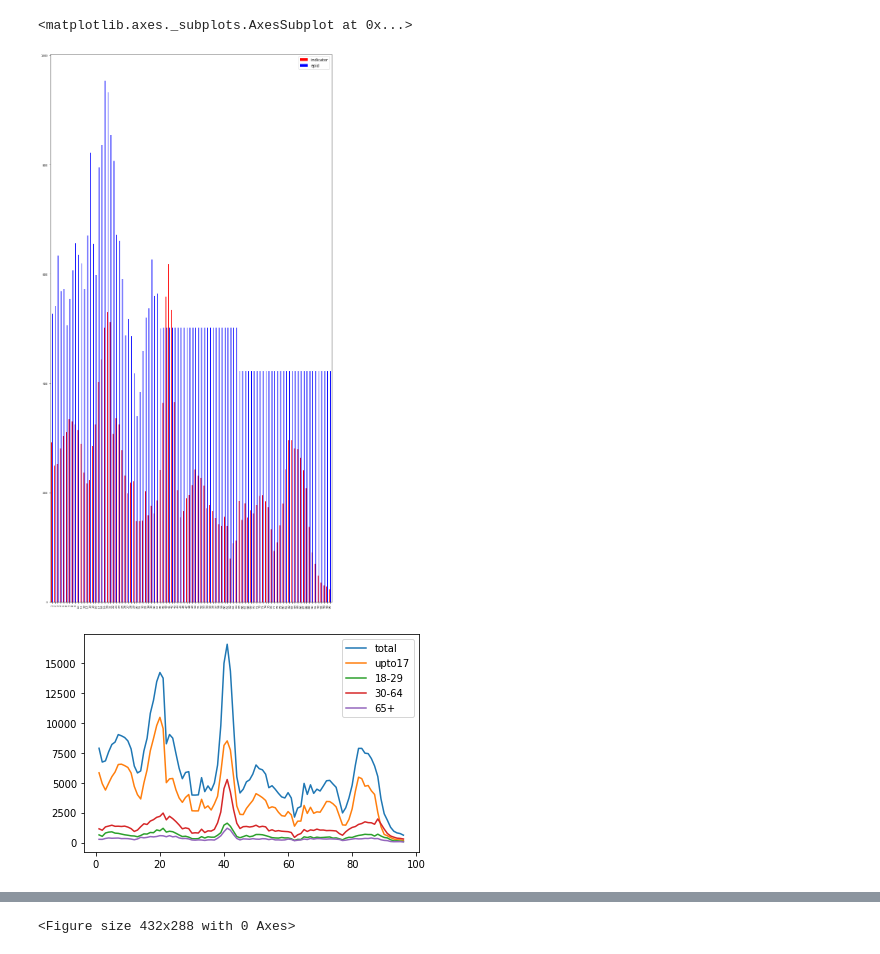
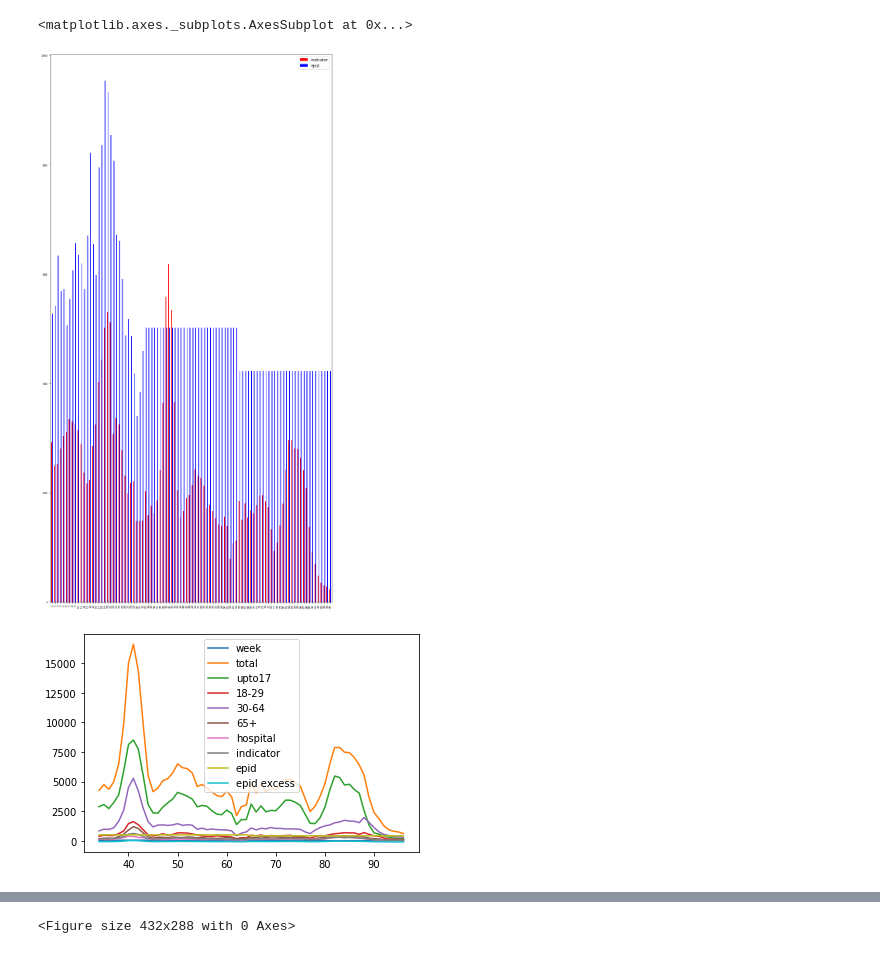
Before and after one commit to banchinche/flu-infection, a Jupyter notebook: notebooks/merged17-20.ipynb, the cells around one changed output, grey strips where cells are left out. Cells and saved outputs as stored; diff of their text form; code cells hidden in the pictures.

```diff
--- a/notebooks/merged17-20.ipynb
+++ b/notebooks/merged17-20.ipynb
@@ -8,7 +10,7 @@ from statsmodels.tsa.seasonal import seasonal_decompose
 from statsmodels.tsa.statespace.sarimax import SARIMAX
 from statsmodels.tsa.stattools import adfuller
 # %%
-df = pd.read_excel('merged17-20.xlsx')
+df = pd.read_excel('two-years-static.xlsx')
 df = df.iloc[1:]
 dic = list(df.columns)
 col_dict = dict(zip(dic, ['week', 'total','upto17', '18-29', '30-64', '65+', 'hospital', 'indicator', 'epid', 'epid excess']))
@@ -16,4 +18,3 @@ df = df.rename(columns = col_dict, inplace = False)
 df[['week', 'total', 'upto17', '18-29', '30-64', '65+', 'hospital']] \
 = df[['week', 'total', 'upto17', '18-29', '30-64', '65+', 'hospital']].astype(int)
 # df.set_index('week', inplace=True, drop=True)
-df[30:40]
@@ -32,8 +21,8 @@ df[30:40]
 # %%
 df.iloc[:, 7:9].plot(figsize=(13,26),kind='bar', color=['red', 'blue'], fontsize=7)
-df2 = df.iloc[:, 1:6]
+df2 = df.iloc[33:, :]
 df2.plot()
 # %% [output]
 <matplotlib.axes._subplots.AxesSubplot at 0x...>
-[figure, old version]
+[figure, new version]
-[figure, old version]
+[figure, new version]
```
Also changed, not shown: parts of 9 cells of this notebook, 5 other files.
